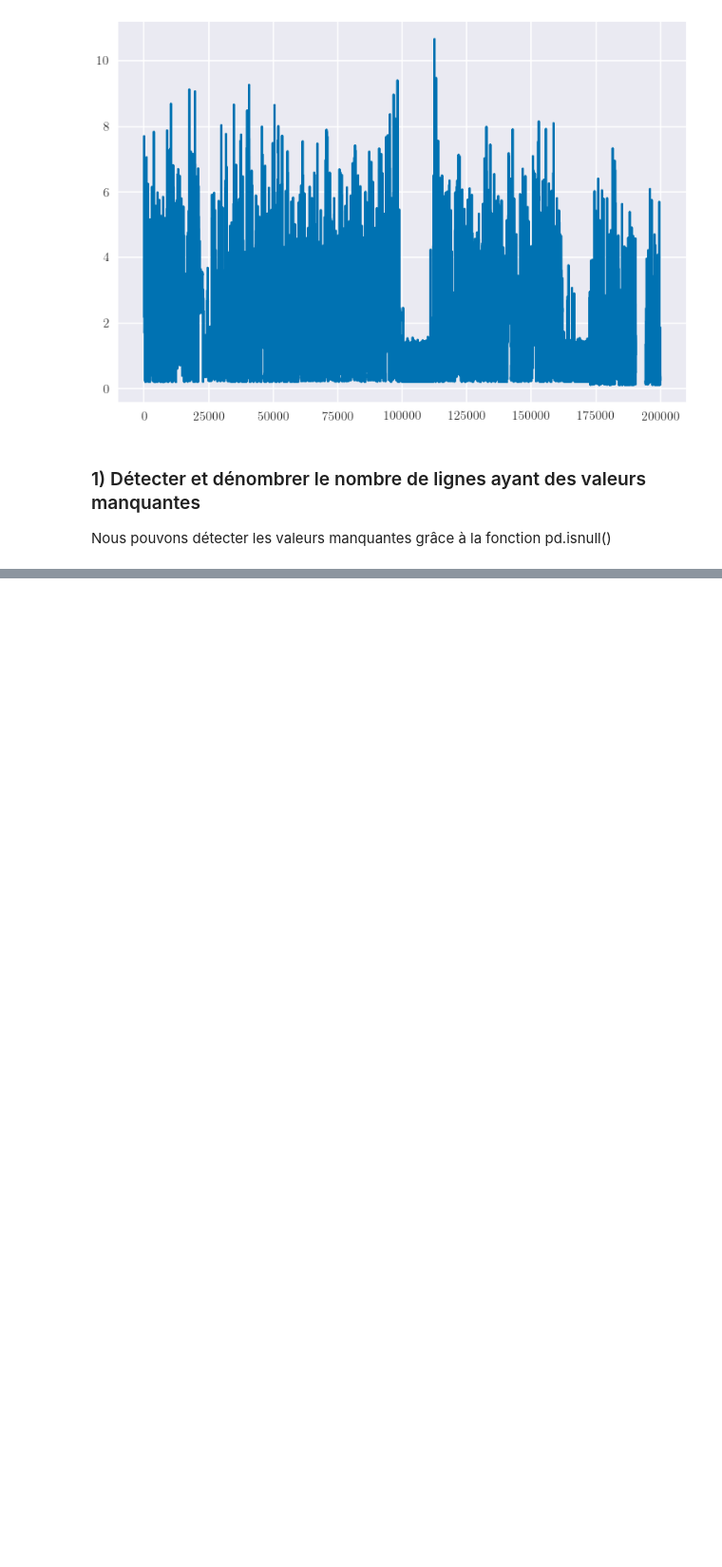
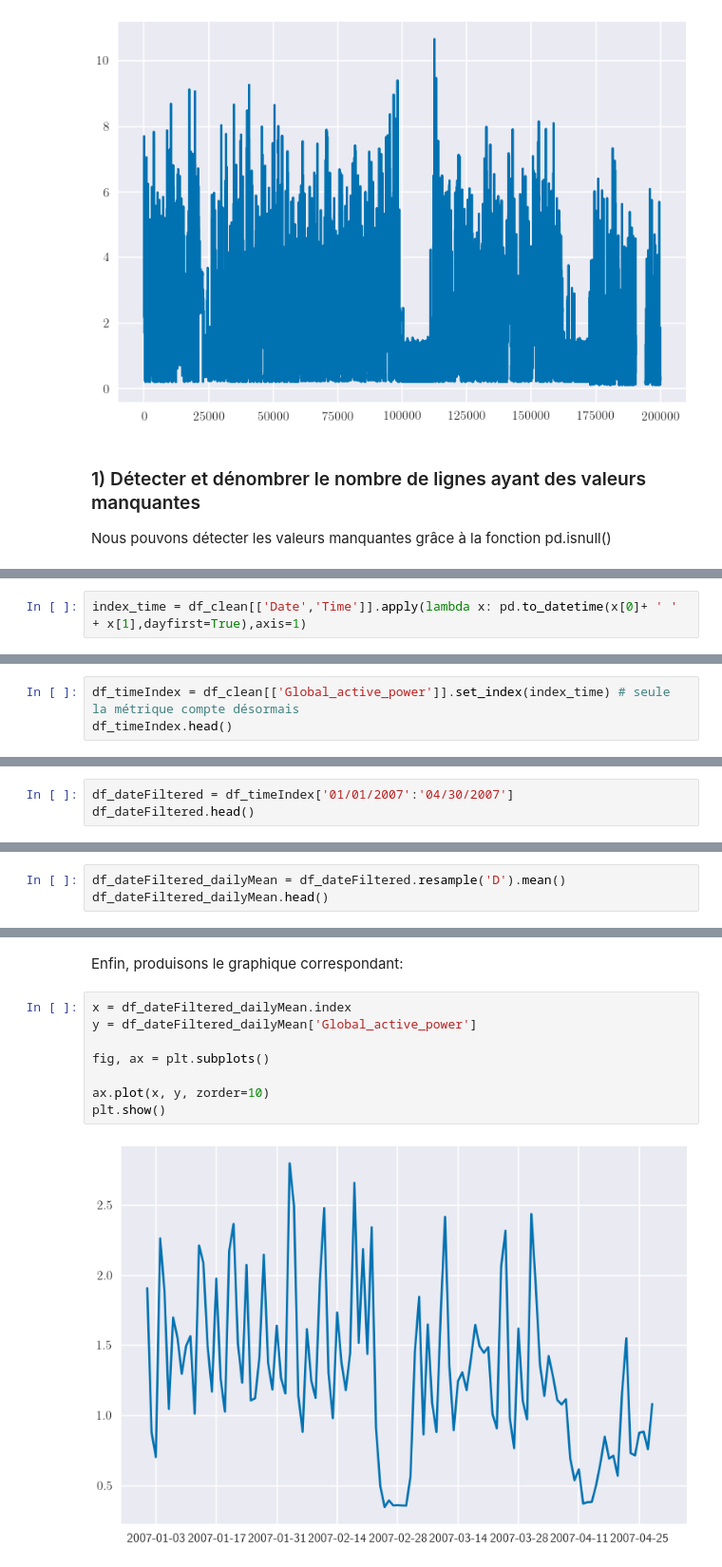
Before and after one commit to AntoineBarczewski/Telecom-MDI720, a Jupyter notebook: TP1/MDI720_TP1.ipynb, the cells around one changed output, grey strips where cells are left out. Shown at 95% size. Drawn from its saved outputs; the diff is of its cells as text; blank space fills up the shorter version.

Commit message:
question 1 à 4, manque la reprise des graphes

```diff
--- a/TP1/MDI720_TP1.ipynb
+++ b/TP1/MDI720_TP1.ipynb
@@ -172,0 +142,2 @@ df.isnull()
+# %%
+index_time = df_clean[['Date','Time']].apply(lambda x: pd.to_datetime(x[0]+ ' ' + x[1],dayfirst=True),axis=1)
@@ -172,0 +164,3 @@ df.isnull()
+# %%
+df_timeIndex = df_clean[['Global_active_power']].set_index(index_time) # seule la métrique compte désormais
+df_timeIndex.head()
@@ -172,0 +178,3 @@ df.isnull()
+# %%
+df_dateFiltered = df_timeIndex['01/01/2007':'04/30/2007']
+df_dateFiltered.head()
@@ -172,0 +190,3 @@ df.isnull()
+# %%
+df_dateFiltered_dailyMean = df_dateFiltered.resample('D').mean()
+df_dateFiltered_dailyMean.head()
@@ -172,0 +200,12 @@ df.isnull()
+# %% [markdown]
+Enfin, produisons le graphique correspondant:
+# %%
+x = df_dateFiltered_dailyMean.index
+y = df_dateFiltered_dailyMean['Global_active_power']
+
+fig, ax = plt.subplots()
+
+ax.plot(x, y, zorder=10)
+plt.show()
+# %% [output]
+[figure, added]
```
Also changed, not shown: parts of 15 cells of this notebook.
